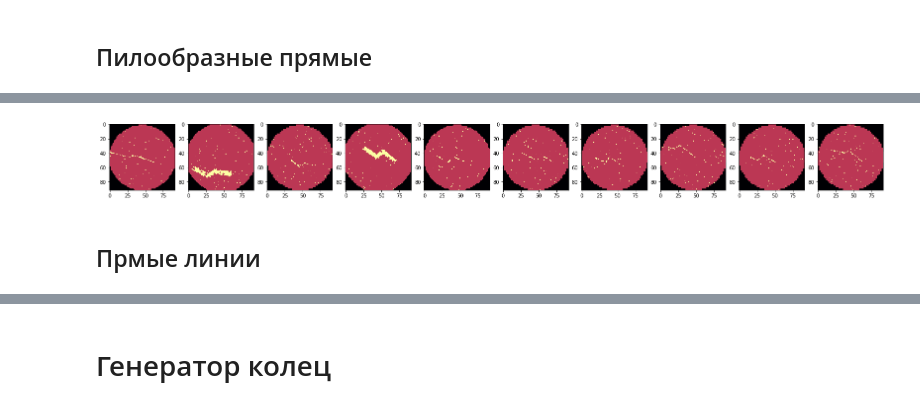
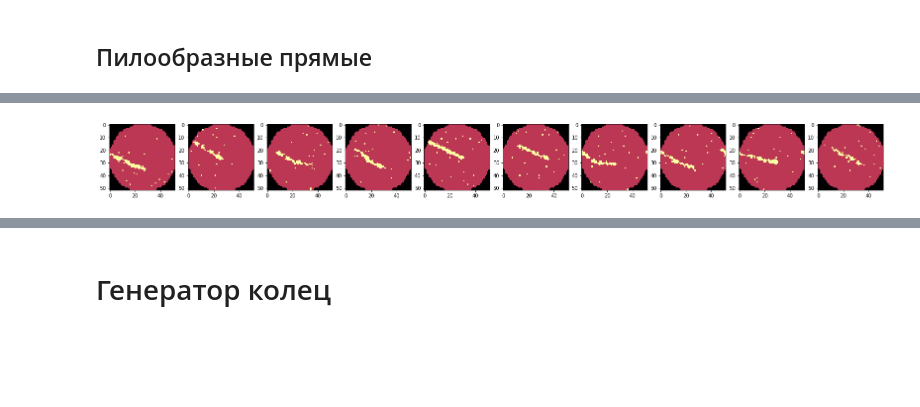
Before and after one commit to Keleas/Wafer_maps, a Jupyter notebook: CREATE_dataset_wafer_map.ipynb, the cells around one changed output, grey strips where cells are left out. Drawn from its saved outputs; the diff is of its cells as text; code cells hidden in the pictures; blank space fills up the shorter version.

```diff
--- a/CREATE_dataset_wafer_map.ipynb
+++ b/CREATE_dataset_wafer_map.ipynb
@@ -8,11 +8,14 @@ import math
 import random
 
 %matplotlib inline
+
+IMAGE_DIMS = (52 , 52 , 1)
 # %% [markdown]
 ## Загрузка шаблона карты
 # %%
 wafer_map = pd.read_pickle('test_wafer_map.pkl')
-test = cv2.resize(wafer_map.waferMap, dsize=(92,92), interpolation=cv2.INTER_NEAREST)
+test = cv2.resize(wafer_map.waferMap, dsize=(IMAGE_DIMS[0],IMAGE_DIMS[1]),
+                  interpolation=cv2.INTER_NEAREST)
 
 ## 2 - паттерн
 ## 1 - фон
@@ -37,7 +40,8 @@ def sawtooth_line(XC_, YC_, L0_, angle_, line_count, pattern_type, lam_poisson=0
         YC = YC_[n]
         angle = angle_[n]
         ## создадим тестовый полигон
-        test = cv2.resize(wafer_map.waferMap, dsize=(92,92), interpolation=cv2.INTER_NEAREST)
+        test = cv2.resize(wafer_map.waferMap, dsize=(IMAGE_DIMS[0],IMAGE_DIMS[1]),
+                  interpolation=cv2.INTER_NEAREST)
         ## 2 - паттерн
         ## 1 - фон
         ## 0 - область, где нет ничего
@@ -103,14 +107,11 @@ def sawtooth_line(XC_, YC_, L0_, angle_, line_count, pattern_type, lam_poisson=0
                     except IndexError:
                         break
 
-        is_dilate = random.randint(-1,1)
-        if is_dilate == 1:
-            ## сверткой расширим
-            kernel = np.ones((3,3), np.uint8)
-            kernel = np.array([[0, 1, 0], [1, 1, 1], [0, 1, 0]], dtype=np.uint8)
-            test = cv2.dilate(test,kernel,iterations = 3)
-            test = cv2.morphologyEx(test, cv2.MORPH_CLOSE, kernel)
 
+#         kernel = np.ones((3,3), np.uint8)
+        kernel = np.array([[0, 1, 0], [1, 1, 1], [0, 1, 0]], dtype=np.uint8)
+        test = cv2.dilate(test,kernel,iterations = 1)
+        test = cv2.morphologyEx(test, cv2.MORPH_CLOSE, kernel)
 
         noise_img = test.copy()
         mask = np.random.randint(0, 2, size=noise_img.shape).astype(np.bool)
@@ -120,12 +121,9 @@ def sawtooth_line(XC_, YC_, L0_, angle_, line_count, pattern_type, lam_poisson=0
         r[r>2] = 2
         noise_img[mask] = r[mask]
 
-        is_morph_close = random.randint(0,1)
-        if is_morph_close == 1:
-            ## сверткой расширим
-            kernel = np.ones((3,3), np.uint8)
-            kernel = np.array([[0, 1, 0], [1, 1, 1], [0, 1, 0]], dtype=np.uint8)
-            noise_img = cv2.morphologyEx(noise_img, cv2.MORPH_CLOSE, kernel)
+#         kernel = np.ones((3,3), np.uint8)
+        kernel = np.array([[0, 1, 0], [1, 1, 1], [0, 1, 0]], dtype=np.uint8)
+        noise_img = cv2.morphologyEx(noise_img, cv2.MORPH_CLOSE, kernel)
 
         df[n] = [noise_img, pattern_type]
 
@@ -172,11 +185,9 @@ Wall time: 2.78 s
 # %%
 fig, ax = plt.subplots(nrows = 1, ncols = 10, figsize=(28, 20))
 ax = ax.ravel(order='C')
-for i in range(10, 20):
+for i in range(10):
     ax[i-10].imshow(df_scratch_curved.waferMap[i], cmap='inferno')
 
 plt.show()
 # %% [output]
-[figure, old version]
+[figure, new version]
-# %% [markdown]
-## Прмые линии
```
Also changed, not shown: parts of 34 cells of this notebook, 1 other file.
